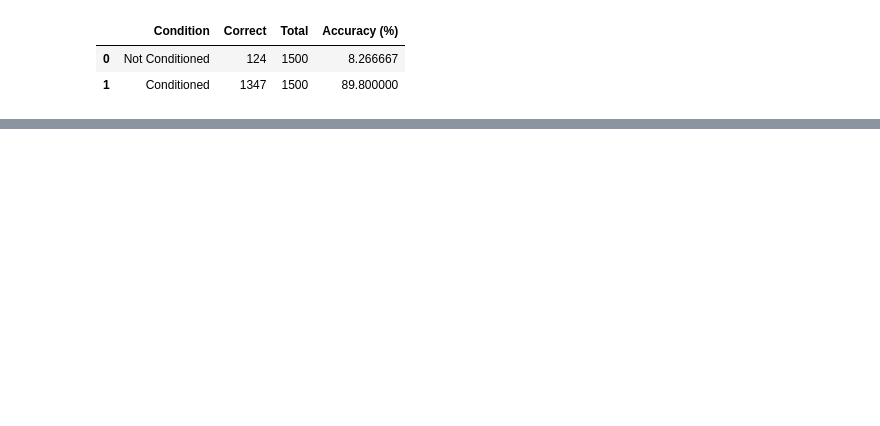
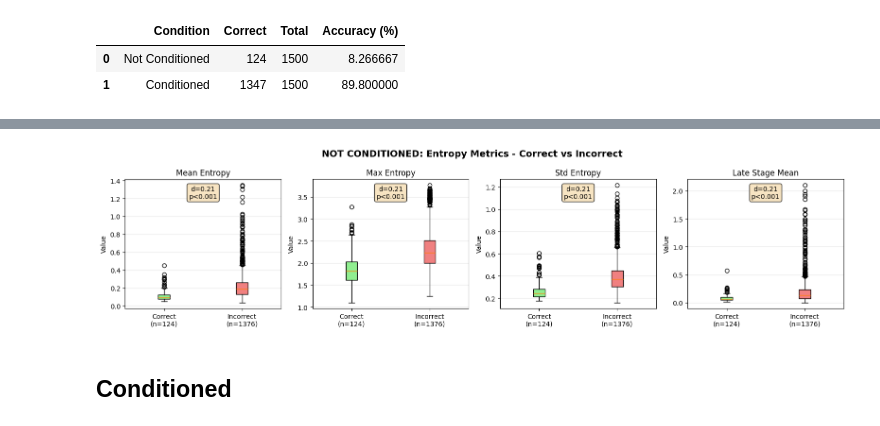
Before and after one commit to adityashukzy/MAT1510-Project, a Jupyter notebook: aggregate.ipynb, the cells around one changed output, grey strips where cells are left out. Saved outputs shown, nothing was run; the diff lists cells and outputs as text; code cells hidden in the pictures; blank space fills up the shorter version.

```diff
--- a/aggregate.ipynb
+++ b/aggregate.ipynb
@@ -348,0 +442,36 @@ plot_entropy_4panel(
+# %%
+fig, axes = plt.subplots(1, 4, figsize=(16, 4))
+metrics_plot = ['mean_entropy', 'max_entropy', 'std_entropy', 'late_stage_mean']
+
+df_nc = df[df['condition'] == 'not_conditioned']
+
+for idx, metric in enumerate(metrics_plot):
+    ax = axes[idx]
+
+    data_correct = df_nc[df_nc['is_correct']][metric].dropna()
+    data_incorrect = df_nc[~df_nc['is_correct']][metric].dropna()
+
+    bp = ax.boxplot([data_correct, data_incorrect],
+                     labels=['Correct\n(n=124)', 'Incorrect\n(n=1376)'],
+                     patch_artist=True)
+
+    bp['boxes'][0].set_facecolor('lightgreen')
+    bp['boxes'][1].set_facecolor('lightcoral')
+
+    # Add Cohen's d annotation
+    ax.text(0.5, 0.95, f"d={abs(cohens_d):.2f}\np<0.001",
+            transform=ax.transAxes, ha='center', va='top',
+            bbox=dict(boxstyle='round', facecolor='wheat', alpha=0.8))
+
+    ax.set_title(metric.replace('_', ' ').title())
+    ax.set_ylabel('Value')
+    ax.grid(True, alpha=0.3, axis='y')
+
+plt.suptitle('NOT CONDITIONED: Entropy Metrics - Correct vs Incorrect',
+             fontsize=14, fontweight='bold')
+plt.tight_layout()
+plt.show()
+# %% [output]
+[figure, added]
+# %% [markdown]
+## Conditioned
```
Also changed, not shown: parts of 32 cells of this notebook, 4 other files.
